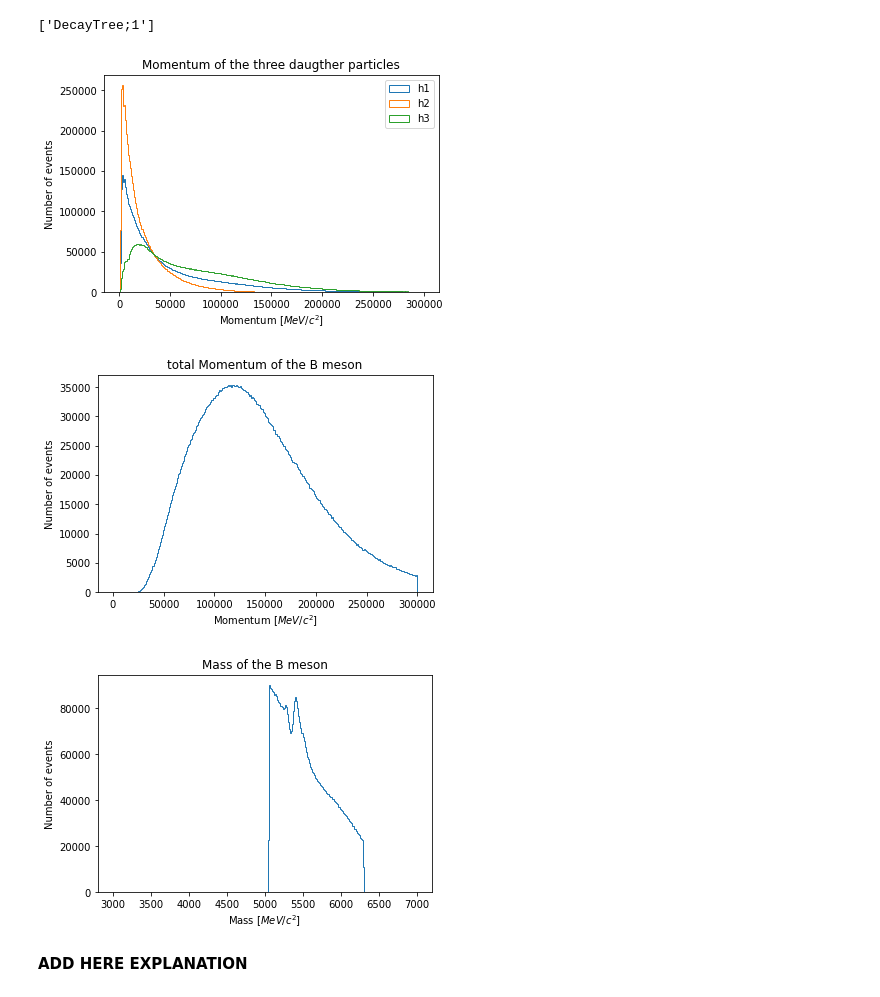
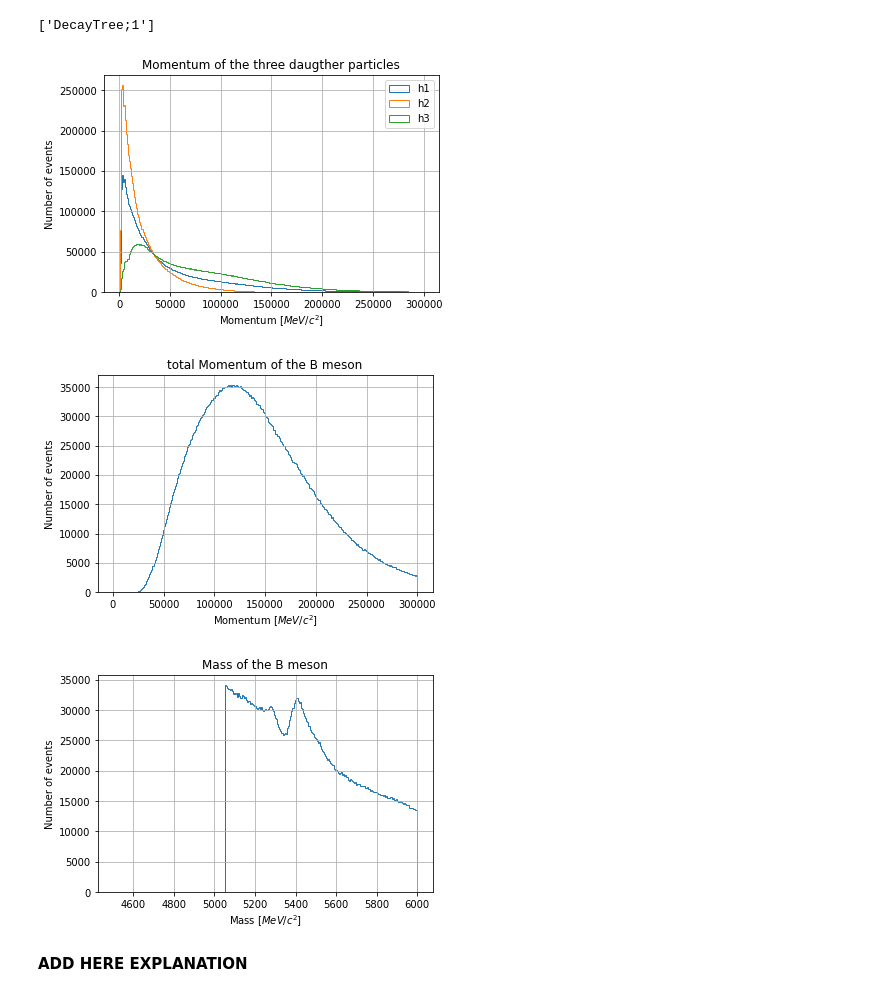
Before and after one commit to tsiligardi/PRA3024-Analysis-of-big-data-in-physics, a Jupyter notebook: LHCb_no_root.ipynb, the cells around one changed output. Saved outputs shown, nothing was run; the diff lists cells and outputs as text; code cells hidden in the pictures.

```diff
--- a/LHCb_no_root.ipynb
+++ b/LHCb_no_root.ipynb
@@ -36,6 +36,12 @@ class Daughter:
 
   def getTotalEnergy(self, mass):
     return  sqrt(square(self.PTOT)+mass**2)#total energy of the particle
+
+def totalMomentumMother(H1,H2,H3):
+  return sqrt(square(H1.PX+H2.PX+H3.PX)+square(H1.PY+H2.PY+H3.PY)+square(H1.PZ+H2.PZ+H3.PZ))
+
+def massMother(H1,H2,H3,mass):
+  return sqrt(square(H1.getTotalEnergy(mass)+H2.getTotalEnergy(mass)+H3.getTotalEnergy(mass))-square(totalMomentumMother(H1,H2,H3)))
 # %%
 #creating the istances for the three daughter particles
 H1=Daughter(tree,'H1')
@@ -51,11 +57,12 @@ plt.legend(loc='upper right');
 plt.title("Momentum of the three daugther particles");
 plt.xlabel('Momentum [$MeV/c^2$]');
 plt.ylabel('Number of events');
+plt.grid();
 # %% [output]
-[figure, old version]
+[figure, new version]
 # %%
 #Calculating the total momentum of the mother
-mother_ptot=sqrt(square(H1.PX+H2.PX+H3.PX)+square(H1.PY+H2.PY+H3.PY)+square(H1.PZ+H2.PZ+H3.PZ))
+mother_ptot=totalMomentumMother(H1,H2,H3)
 
 
 plt.hist(mother_ptot,300,(0,300000),histtype='step');
@@ -63,22 +70,24 @@ plt.hist(mother_ptot,300,(0,300000),histtype='step');
 plt.title("total Momentum of the B meson");
 plt.xlabel('Momentum [$MeV/c^2$]');
 plt.ylabel('Number of events');
+plt.grid();
 # %% [output]
-[figure, old version]
+[figure, new version]
 # %%
 #total mass of the mother
 massK=493.677
-mass_mother=sqrt(square(H1.getTotalEnergy(massK)+H2.getTotalEnergy(massK)+H3.getTotalEnergy(massK))-square(mother_ptot))
+mass_mother=massMother(H1,H2,H3,massK)
 
-plt.hist(mass_mother,300,(3000,7000),histtype='step');
+plt.hist(mass_mother,300,(4500,6000),histtype='step');
 
 plt.title("Mass of the B meson");
 plt.xlabel('Mass [$MeV/c^2$]');
 plt.ylabel('Number of events');
+plt.grid();
 
 #Does this match what we would expect from theory?
 # %% [output]
-[figure, old version]
+[figure, new version]
 # %% [markdown]
 **ADD HERE EXPLANATION**
 # %%
```
Also changed, not shown: parts of 7 cells of this notebook.
